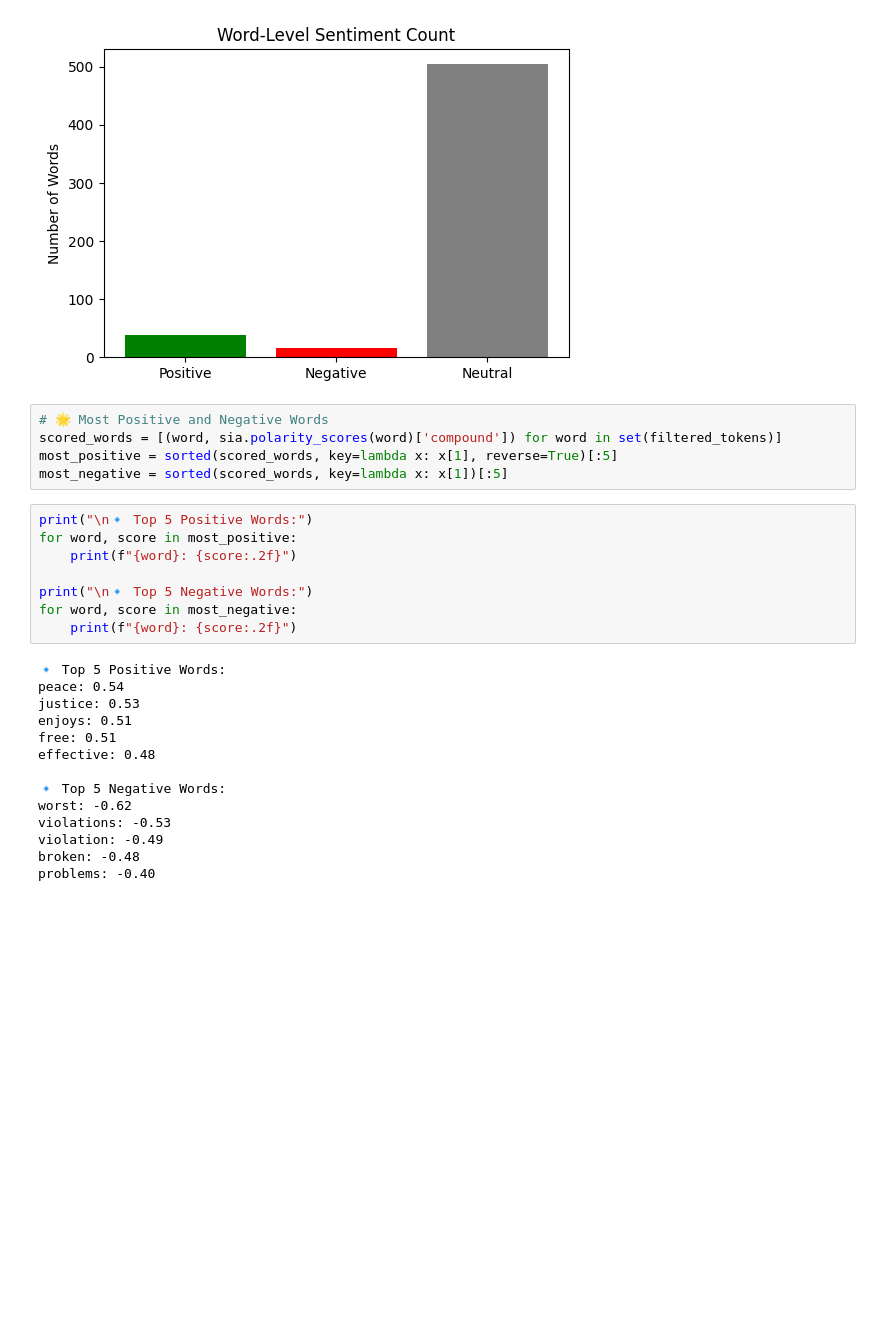
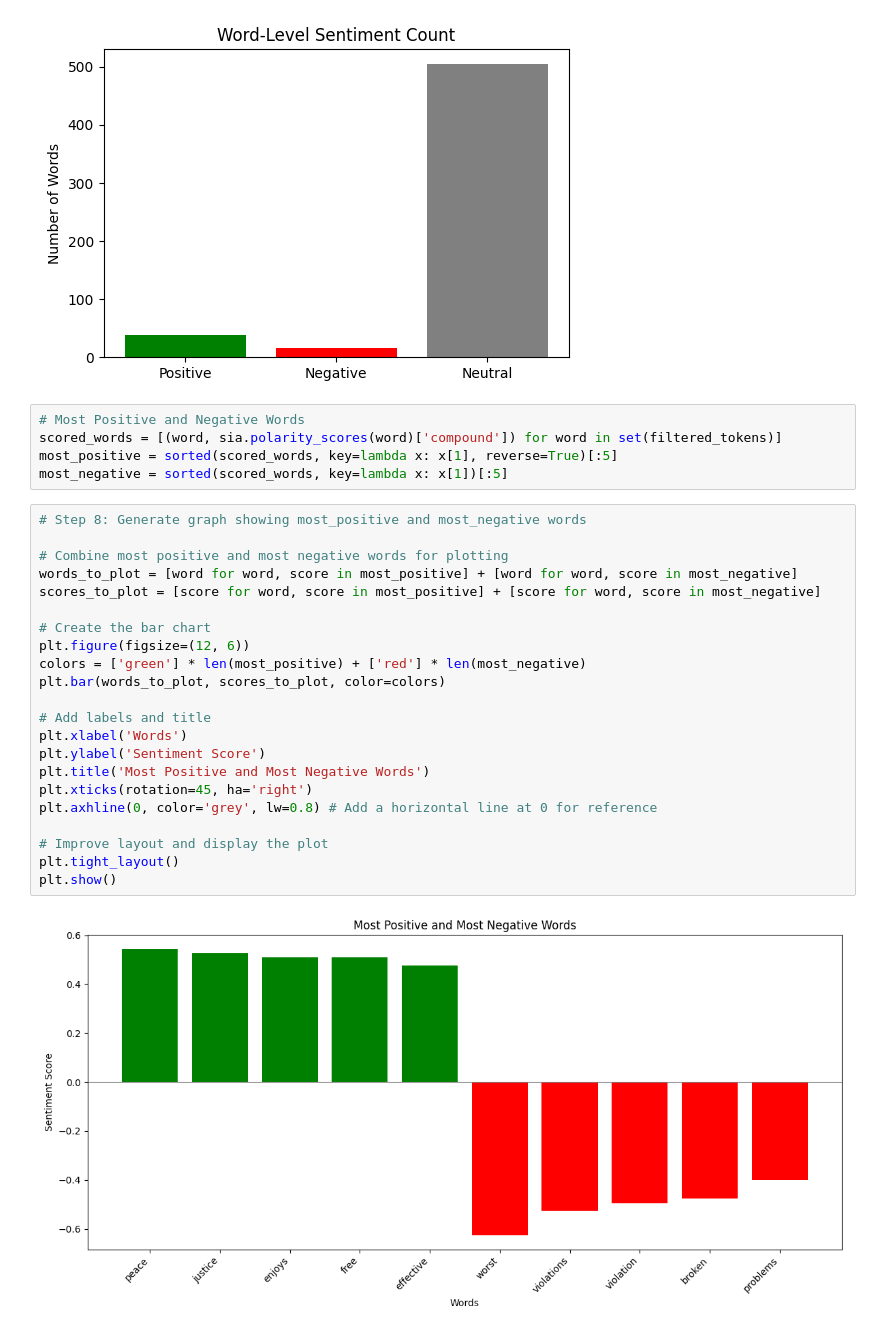
Before and after one commit to mioyn/AdvDataProg, a Jupyter notebook: TM_P.ipynb, the cells around one changed output. Saved outputs shown, nothing was run; the diff lists cells and outputs as text; blank space fills up the shorter version.

```diff
--- a/TM_P.ipynb
+++ b/TM_P.ipynb
@@ -149,30 +158,32 @@ plt.show()
 # %% [output]
 [figure]
 # %%
-# 🌟 Most Positive and Negative Words
+# Most Positive and Negative Words
 scored_words = [(word, sia.polarity_scores(word)['compound']) for word in set(filtered_tokens)]
 most_positive = sorted(scored_words, key=lambda x: x[1], reverse=True)[:5]
 most_negative = sorted(scored_words, key=lambda x: x[1])[:5]
-# %%
-print("\n🔹 Top 5 Positive Words:")
-for word, score in most_positive:
-    print(f"{word}: {score:.2f}")
-
-print("\n🔹 Top 5 Negative Words:")
-for word, score in most_negative:
-    print(f"{word}: {score:.2f}")
-# %% [output]
-🔹 Top 5 Positive Words:
-peace: 0.54
-justice: 0.53
-enjoys: 0.51
-free: 0.51
-effective: 0.48
-
-🔹 Top 5 Negative Words:
-worst: -0.62
-violations: -0.53
-violation: -0.49
-broken: -0.48
-problems: -0.40
+# %%
+# Step 8: Generate graph showing most_positive and most_negative words
+
+# Combine most positive and most negative words for plotting
+words_to_plot = [word for word, score in most_positive] + [word for word, score in most_negative]
+scores_to_plot = [score for word, score in most_positive] + [score for word, score in most_negative]
+
+# Create the bar chart
+plt.figure(figsize=(12, 6))
+colors = ['green'] * len(most_positive) + ['red'] * len(most_negative)
+plt.bar(words_to_plot, scores_to_plot, color=colors)
+
+# Add labels and title
+plt.xlabel('Words')
+plt.ylabel('Sentiment Score')
+plt.title('Most Positive and Most Negative Words')
+plt.xticks(rotation=45, ha='right')
+plt.axhline(0, color='grey', lw=0.8) # Add a horizontal line at 0 for reference
+
+# Improve layout and display the plot
+plt.tight_layout()
+plt.show()
+# %% [output]
+[figure, added]
 # %%
```
Also changed, not shown: parts of 27 cells of this notebook.
